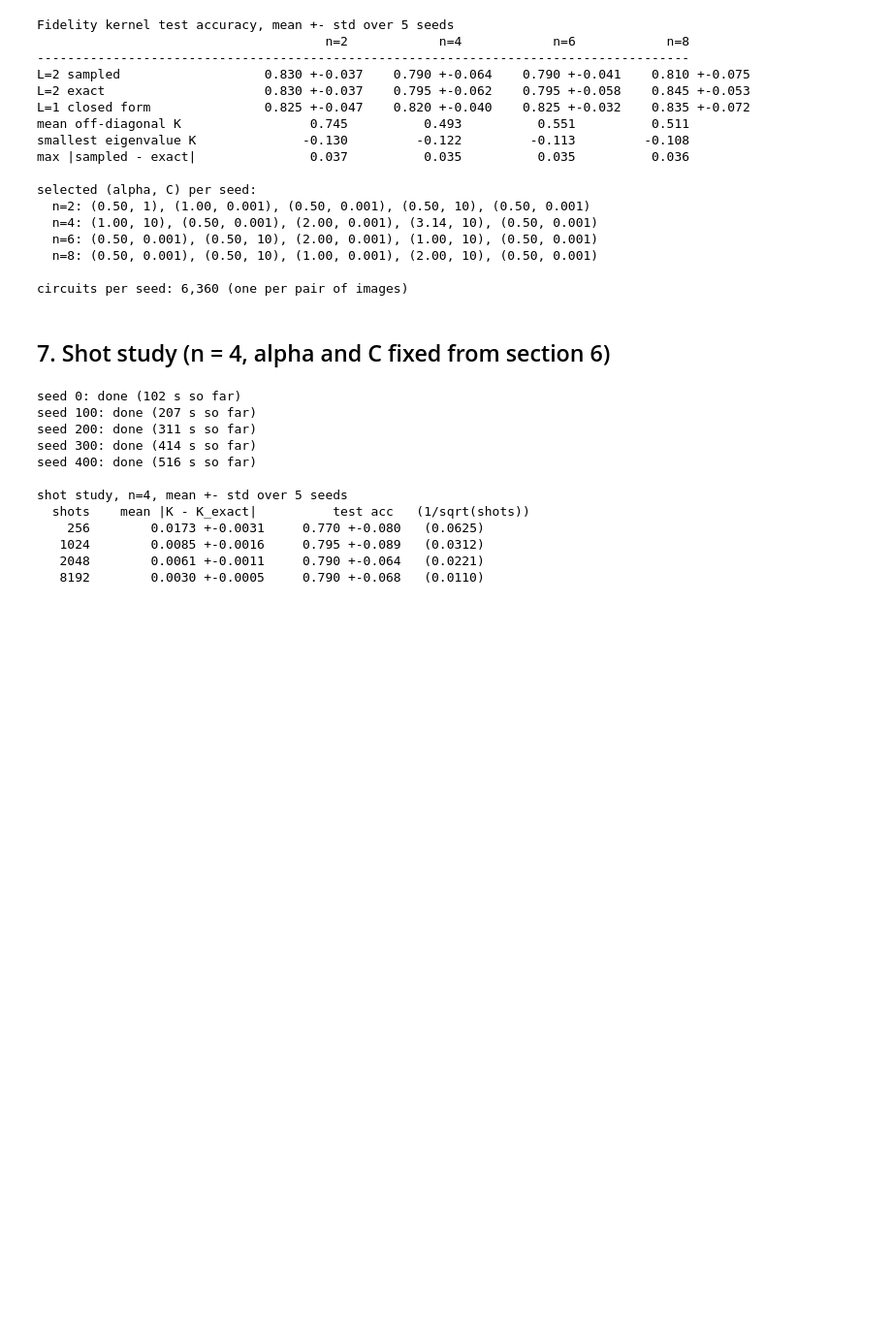
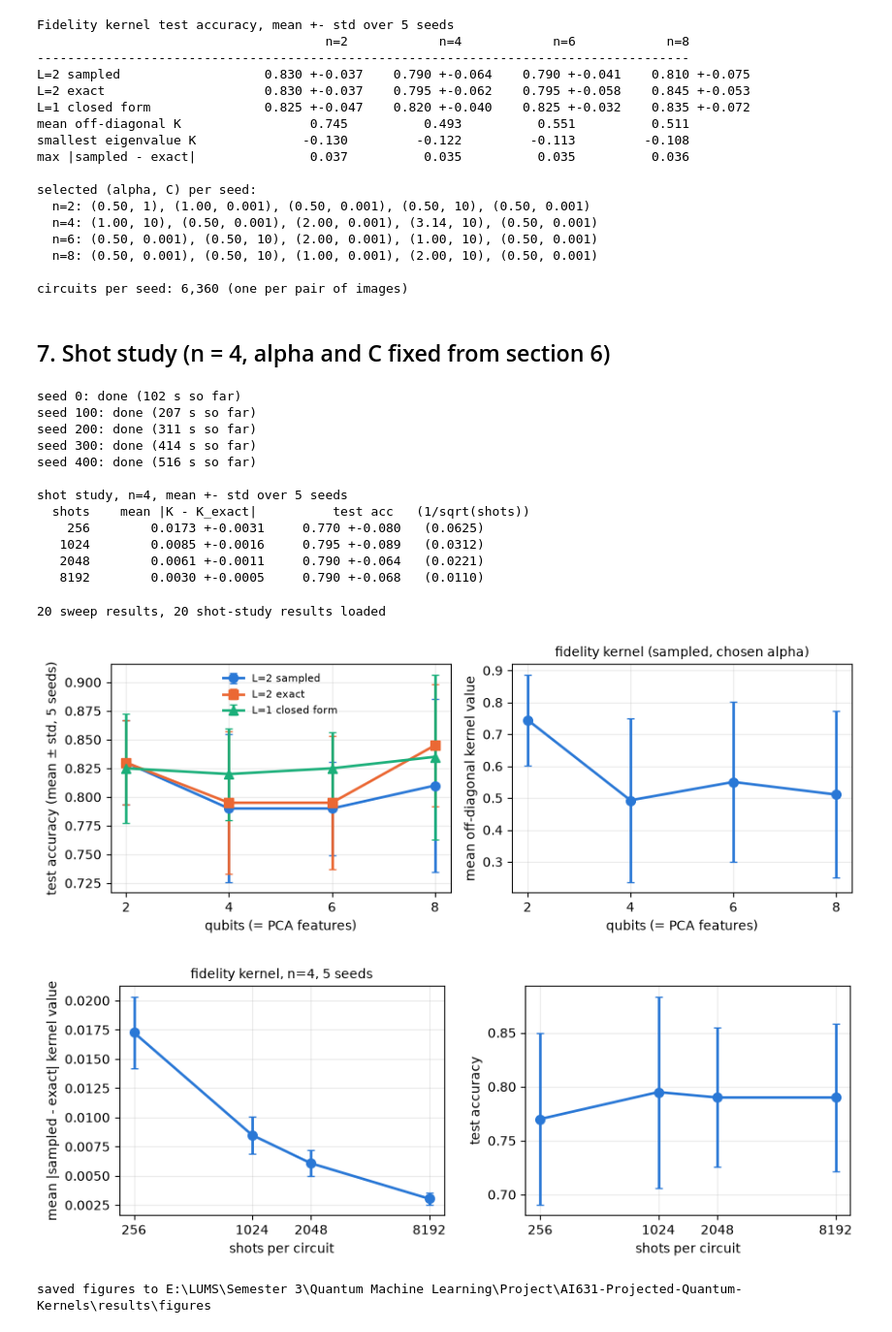
Before and after one commit to ifarrukhshahzad/AI631-Projected-Quantum-Kernels, a Jupyter notebook: notebooks/02_fidelity_kernel.ipynb, the cells around one changed output. Shown at 97% size. Cells and saved outputs as stored; diff of their text form; code cells hidden in the pictures; blank space fills up the shorter version.

Commit message:
Add fidelity sweep and shot study figures

```diff
--- a/notebooks/02_fidelity_kernel.ipynb
+++ b/notebooks/02_fidelity_kernel.ipynb
@@ -293,3 +293,66 @@ shot study, n=4, mean +- std over 5 seeds
    1024        0.0085 +-0.0016     0.795 +-0.089   (0.0312)
    2048        0.0061 +-0.0011     0.790 +-0.064   (0.0221)
    8192        0.0030 +-0.0005     0.790 +-0.068   (0.0110)
+# %%
+# Week 2 figures: reload saved results (no recomputation) and draw them
+import sys, json
+sys.path.insert(0, "..")
+import numpy as np
+import matplotlib.pyplot as plt
+from src.common import result_path, RESULTS, SEEDS, SHOTS
+
+LAYERS, N_LIST, N_SHOT = 2, [2, 4, 6, 8], 4
+SHOT_LIST = [256, 1024, SHOTS, 8192]
+fid_runs = [json.loads(result_path("tables", "fidelity_v2", s, n, "json").read_text())
+            for n in N_LIST for s in SEEDS]
+shot_runs = json.loads(result_path("tables", "fidelity_shots", "all", N_SHOT, "json").read_text())
+print(len(fid_runs), "sweep results,", len(shot_runs), "shot-study results loaded")
+
+figdir = RESULTS / "figures"
+figdir.mkdir(parents=True, exist_ok=True)
+
+fig, axes = plt.subplots(1, 2, figsize=(9, 3.4))
+for key, lab, c, mk in [("sampled", f"L={LAYERS} sampled", "#2a78d6", "o"),
+                        ("exact", f"L={LAYERS} exact", "#eb6834", "s"),
+                        ("L1", "L=1 closed form", "#1baf7a", "^")]:
+    m = [np.mean([r[key]["acc"] for r in fid_runs if r["n_qubits"] == n]) for n in N_LIST]
+    s = [np.std([r[key]["acc"] for r in fid_runs if r["n_qubits"] == n]) for n in N_LIST]
+    axes[0].errorbar(N_LIST, m, yerr=s, color=c, marker=mk, markersize=7, linewidth=2, capsize=3, label=lab)
+axes[0].set_xticks(N_LIST)
+axes[0].set_xlabel("qubits (= PCA features)")
+axes[0].set_ylabel("test accuracy (mean $\\pm$ std, 5 seeds)")
+axes[0].legend(frameon=False, fontsize=8)
+axes[0].grid(alpha=0.25)
+m = [np.mean([r["mean_K"] for r in fid_runs if r["n_qubits"] == n]) for n in N_LIST]
+s = [np.std([r["mean_K"] for r in fid_runs if r["n_qubits"] == n]) for n in N_LIST]
+axes[1].errorbar(N_LIST, m, yerr=s, color="#2a78d6", marker="o", markersize=7, linewidth=2, capsize=3)
+axes[1].set_xticks(N_LIST)
+axes[1].set_xlabel("qubits (= PCA features)")
+axes[1].set_ylabel("mean off-diagonal kernel value")
+axes[1].set_title("fidelity kernel (sampled, chosen alpha)", fontsize=10)
+axes[1].grid(alpha=0.25)
+fig.tight_layout()
+fig.savefig(figdir / "fidelity_vs_qubits.png", dpi=200)
+plt.show()
+
+fig, axes = plt.subplots(1, 2, figsize=(9, 3.4))
+for ax, key, ylab in [(axes[0], "mean_err", "mean |sampled - exact| kernel value"),
+                      (axes[1], "acc", "test accuracy")]:
+    m = [np.mean([r[key] for r in shot_runs if r["shots"] == s]) for s in SHOT_LIST]
+    sd = [np.std([r[key] for r in shot_runs if r["shots"] == s]) for s in SHOT_LIST]
+    ax.errorbar(SHOT_LIST, m, yerr=sd, color="#2a78d6", marker="o", markersize=7, linewidth=2, capsize=3)
+    ax.set_xscale("log", base=2)
+    ax.set_xticks(SHOT_LIST, [str(s) for s in SHOT_LIST])
+    ax.set_xlabel("shots per circuit")
+    ax.set_ylabel(ylab)
+    ax.grid(alpha=0.25)
+axes[0].set_title(f"fidelity kernel, n={N_SHOT}, 5 seeds", fontsize=10)
+fig.tight_layout()
+fig.savefig(figdir / "fidelity_shots.png", dpi=200)
+plt.show()
+print("saved figures to", figdir)
+# %% [output]
+20 sweep results, 20 shot-study results loaded
+[figure, added]
+[figure, added]
+saved figures to E:\LUMS\Semester 3\Quantum Machine Learning\Project\AI631-Projected-Quantum-Kernels\results\figures
```
Also changed, not shown: 2 other files.
